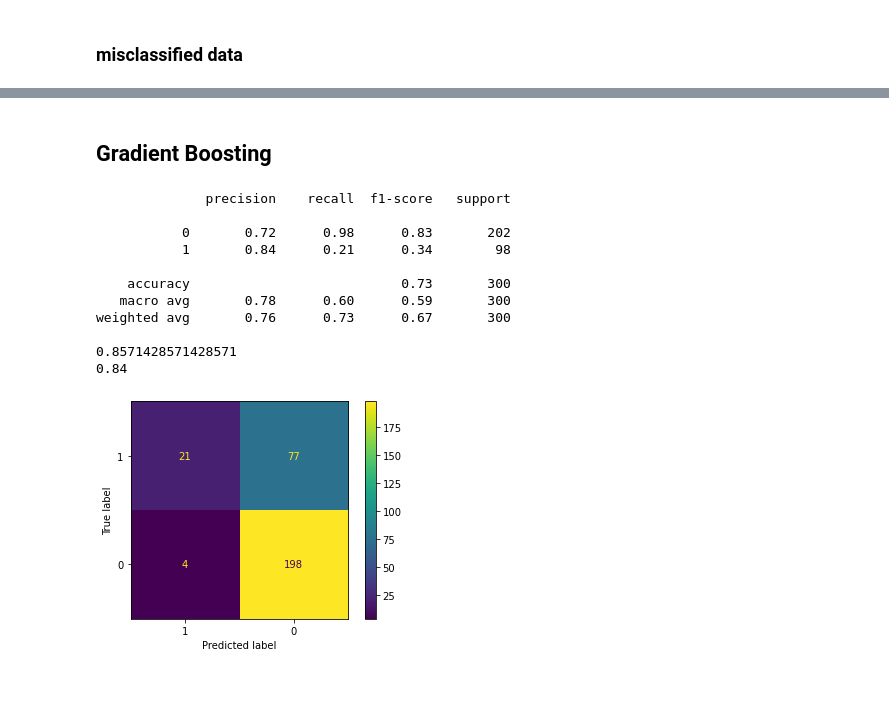
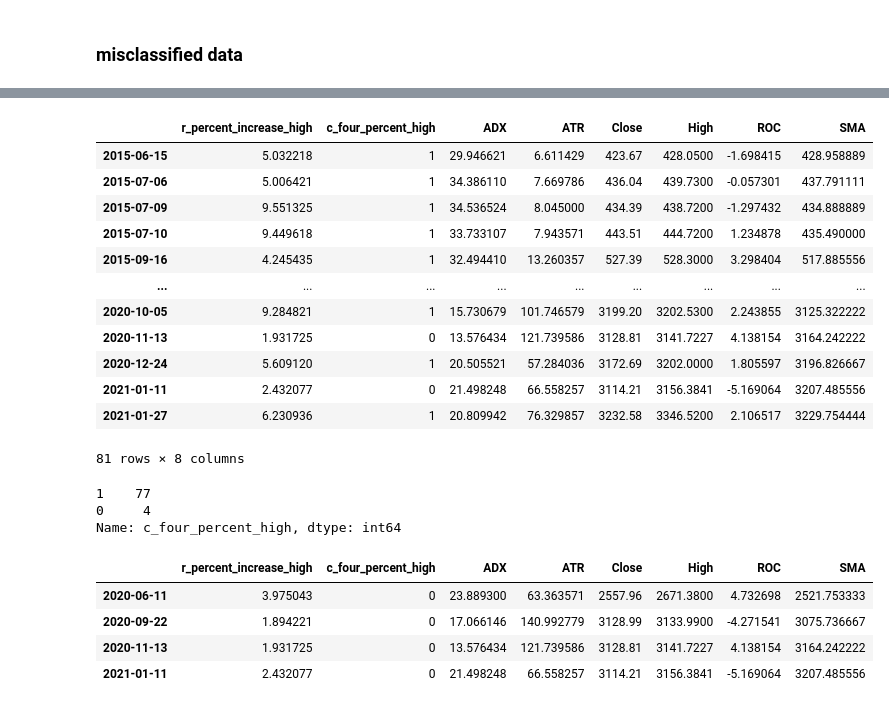
Before and after one commit to Deric-Williamson/Amzn_stock_prediction, a Jupyter notebook: python_code/Modeling.ipynb, the cells around one changed output, grey strips where cells are left out. Drawn from its saved outputs; the diff is of its cells as text; code cells hidden in the pictures.

Commit message:
digged into misclassified data

```diff
--- a/python_code/Modeling.ipynb
+++ b/python_code/Modeling.ipynb
@@ -138,8 +154,9 @@ df_imp.head(10)
 # %% [markdown]
 ### misclassified data
 # %%
-a = pd.DataFrame()
+misclassified_x = pd.DataFrame()
 
 for i in range(len(y_preds)):
-    if y_preds[i] != y_test[i]:
-        a = a.append(x_test.iloc[i])
+    if y_preds[i] != y_test.iloc[i]:
+        misclassified_x = misclassified_x.append(x_test.iloc[i])
+misclassified_x
@@ -229,34 +177,32 @@ plot_confusion_matrix(ada, x_test, y_test, values_format='.3g', labels = [1,0]);
-# %% [markdown]
-## Gradient Boosting
-# %%
-grad_boost = GradientBoostingClassifier(init=dtc,
-                                        criterion='friedman_mse',
-                                        learning_rate=.001,
-                                        loss='deviance',
-                                        n_estimators=30)
-
-grad_boost.fit(x_train, y_train)
-
-y_preds = grad_boost.predict(x_test)
-y_preds_train = grad_boost.predict(x_train)
-
-print(classification_report(y_test, y_preds))
-
-print(precision_score(y_train, y_preds_train))
-print(precision_score(y_test, y_preds))
-# %% [output]
-              precision    recall  f1-score   support
-
-           0       0.72      0.98      0.83       202
-           1       0.84      0.21      0.34        98
-
-    accuracy                           0.73       300
-   macro avg       0.78      0.60      0.59       300
-weighted avg       0.76      0.73      0.67       300
-
-0.8571428571428571
-0.84
-# %%
-plot_confusion_matrix(grad_boost, x_test, y_test, values_format='.3g', labels = [1,0]);
-# %% [output]
-[figure, removed]
+# %%
+misclassified_df = pd.concat([df[['r_percent_increase_high', 'c_four_percent_high']], misclassified_x], axis=1)
+misclassified_df.dropna(inplace=True)
+misclassified_df
+# %% [output]
+|  | r_percent_increase_high | c_four_percent_high | ADX | ATR | Close | High | ROC | SMA |
+| 2015-06-15 | 5.032218 | 1 | 29.946621 | 6.611429 | 423.67 | 428.0500 | -1.698415 | 428.958889 |
+| 2015-07-06 | 5.006421 | 1 | 34.386110 | 7.669786 | 436.04 | 439.7300 | -0.057301 | 437.791111 |
+| 2015-07-09 | 9.551325 | 1 | 34.536524 | 8.045000 | 434.39 | 438.7200 | -1.297432 | 434.888889 |
+| 2015-07-10 | 9.449618 | 1 | 33.733107 | 7.943571 | 443.51 | 444.7200 | 1.234878 | 435.490000 |
+| 2015-09-16 | 4.245435 | 1 | 32.494410 | 13.260357 | 527.39 | 528.3000 | 3.298404 | 517.885556 |
+| ... | ... | ... | ... | ... | ... | ... | ... | ... |
+| 2020-10-05 | 9.284821 | 1 | 15.730679 | 101.746579 | 3199.20 | 3202.5300 | 2.243855 | 3125.322222 |
+| 2020-11-13 | 1.931725 | 0 | 13.576434 | 121.739586 | 3128.81 | 3141.7227 | 4.138154 | 3164.242222 |
+| 2020-12-24 | 5.609120 | 1 | 20.505521 | 57.284036 | 3172.69 | 3202.0000 | 1.805597 | 3196.826667 |
+| 2021-01-11 | 2.432077 | 0 | 21.498248 | 66.558257 | 3114.21 | 3156.3841 | -5.169064 | 3207.485556 |
+| 2021-01-27 | 6.230936 | 1 | 20.809942 | 76.329857 | 3232.58 | 3346.5200 | 2.106517 | 3229.754444 |
+81 rows × 8 columns
+# %%
+misclassified_df['c_four_percent_high'].value_counts()
+# %% [output]
+1    77
+0     4
+Name: c_four_percent_high, dtype: int64
+# %%
+misclassified_df.loc[misclassified_df['c_four_percent_high'] == 0]
+# %% [output]
+|  | r_percent_increase_high | c_four_percent_high | ADX | ATR | Close | High | ROC | SMA |
+| 2020-06-11 | 3.975043 | 0 | 23.889300 | 63.363571 | 2557.96 | 2671.3800 | 4.732698 | 2521.753333 |
+| 2020-09-22 | 1.894221 | 0 | 17.066146 | 140.992779 | 3128.99 | 3133.9900 | -4.271541 | 3075.736667 |
+| 2020-11-13 | 1.931725 | 0 | 13.576434 | 121.739586 | 3128.81 | 3141.7227 | 4.138154 | 3164.242222 |
+| 2021-01-11 | 2.432077 | 0 | 21.498248 | 66.558257 | 3114.21 | 3156.3841 | -5.169064 | 3207.485556 |
```
Also changed, not shown: parts of 18 cells of this notebook.
